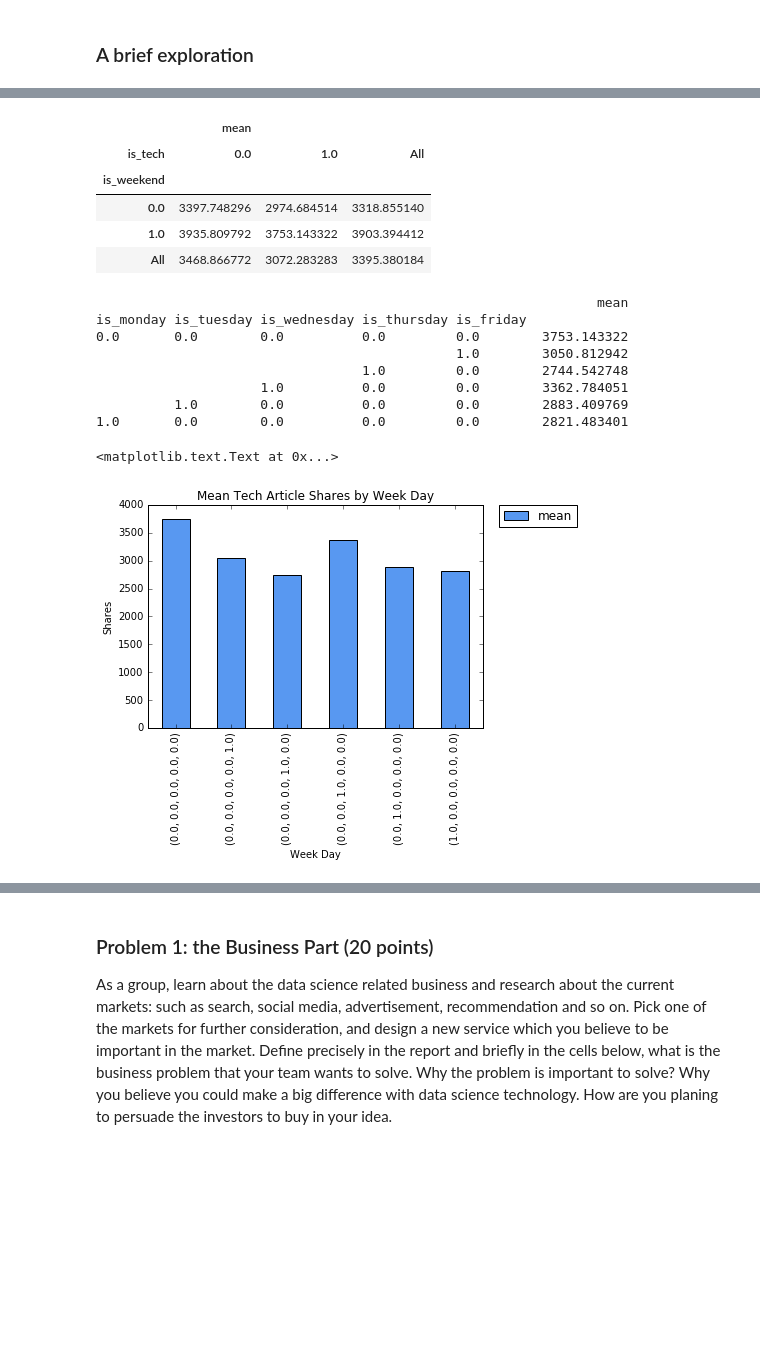
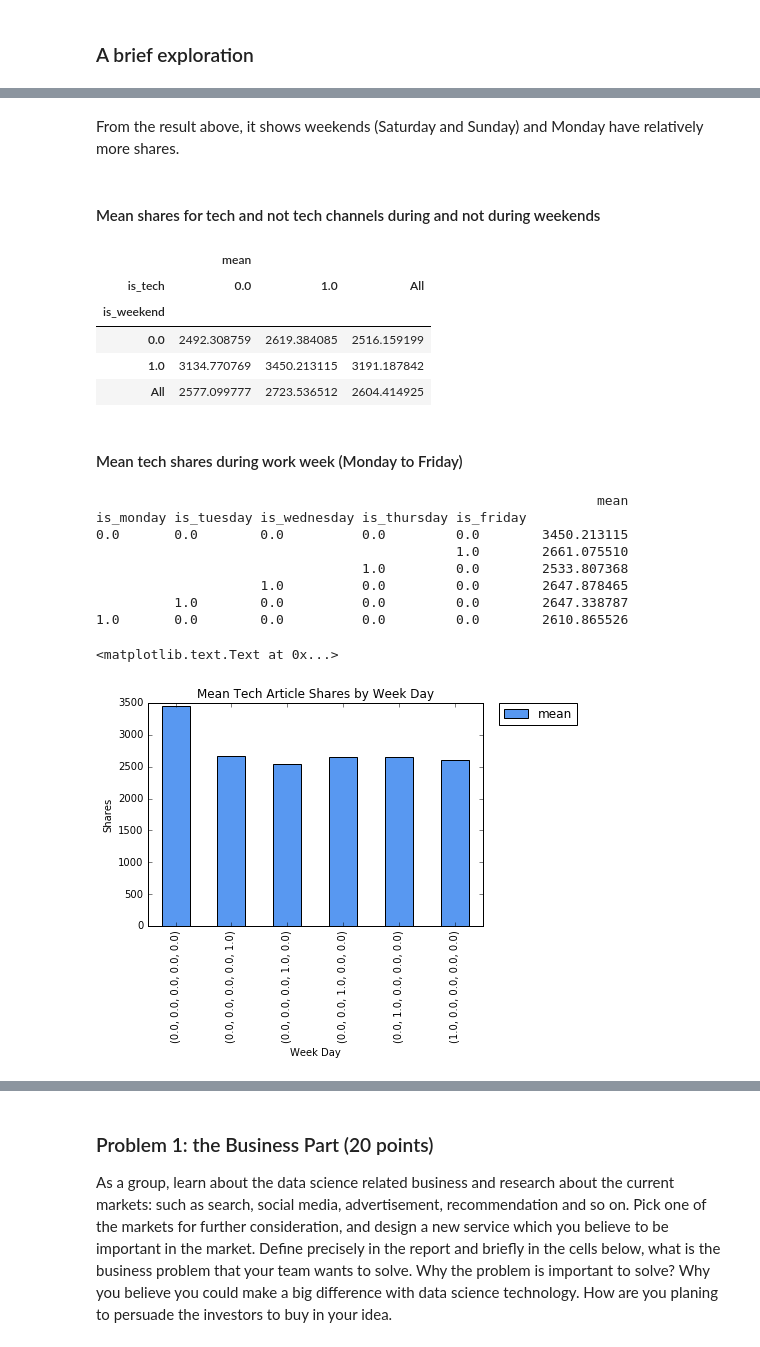
Before and after one commit to awkweb/DS501, a Jupyter notebook: 4/CaseStudy4.ipynb, the cells around one changed output, grey strips where cells are left out. Saved outputs shown, nothing was run; the diff lists cells and outputs as text; code cells hidden in the pictures; blank space fills up the shorter version.

```diff
--- a/4/CaseStudy4.ipynb
+++ b/4/CaseStudy4.ipynb
@@ -54,6 +54,14 @@ https://video.wpi.edu/Watch/q2A6Dbg3
 import pandas as pd
 import numpy as np
 import matplotlib.pyplot as plt
+
+csv_path = 'data/OnlineNewsPopularity.csv'
+hdf_path = 'data/online_news_popularity.h5'
+
+blue = '#5898f1'
+green = '#00b27f'
+yellow = '#FEC04C'
+red = '#fa5744'
 # %% [markdown]
 ### Save .csv file into Pandas Data Frame & HDF5 (Hierarchical Data Format)
 # %%
@@ -117,0 +98,23 @@ list(data_frame.columns.values) # Easy-to-read output
+# %%
+# Read .h5 file into data frame
+data_frame = pd.read_hdf(hdf_path)
+
+data_frame.drop('LDA_00', axis=1, inplace=True)
+data_frame.drop('LDA_01', axis=1, inplace=True)
+data_frame.drop('LDA_02', axis=1, inplace=True)
+data_frame.drop('LDA_03', axis=1, inplace=True)
+data_frame.drop('LDA_04', axis=1, inplace=True)
+data_frame.drop('kw_min_min', axis=1, inplace=True)
+data_frame.drop('kw_max_min', axis=1, inplace=True)
+data_frame.drop('kw_avg_min', axis=1, inplace=True)
+data_frame.drop('kw_min_max', axis=1, inplace=True)
+data_frame.drop('kw_max_max', axis=1, inplace=True)
+data_frame.drop('kw_avg_max', axis=1, inplace=True)
+data_frame.drop('kw_min_avg', axis=1, inplace=True)
+data_frame.drop('kw_max_avg', axis=1, inplace=True)
+data_frame.drop('kw_avg_avg', axis=1, inplace=True)
+data_frame.drop('n_non_stop_words', axis=1, inplace=True)
+data_frame.drop('url', axis=1, inplace=True)
+
+# Data frame column headers
+list(data_frame)
@@ -132,0 +166,4 @@ data_frame[['shares','n_tokens_title']].describe()
+# %%
+# keep points that are within +2 to -2 standard deviations in column 'Data'.
+df = data_frame[data_frame.shares-data_frame.shares.mean()<=(2*data_frame.shares.std())]
+df.shape
@@ -133,31 +261,38 @@ data_frame[['shares','n_tokens_title']].describe()
+# %% [markdown]
+From the result above, it shows weekends (Saturday and Sunday) and Monday have relatively more shares.
+# %% [markdown]
+#### Mean shares for tech and not tech channels during and not during weekends
 # %%
-# Mean shares for tech and not tech channels during and not during weekends
-data_frame.pivot_table('shares', index=['is_weekend'], columns=['is_tech'], aggfunc=[np.mean], margins=True)
+df.pivot_table('shares', index=['is_weekend'], columns=['is_tech'], aggfunc=[np.mean], margins=True)
 # %% [output]
 |  | mean |  |  |
 | is_tech | 0.0 | 1.0 | All |
 | is_weekend |  |  |  |
-| 0.0 | 3397.748296 | 2974.684514 | 3318.855140 |
-| 1.0 | 3935.809792 | 3753.143322 | 3903.394412 |
-| All | 3468.866772 | 3072.283283 | 3395.380184 |
+| 0.0 | 2492.308759 | 2619.384085 | 2516.159199 |
+| 1.0 | 3134.770769 | 3450.213115 | 3191.187842 |
+| All | 2577.099777 | 2723.536512 | 2604.414925 |
+# %% [markdown]
+#### Mean tech shares during work week (Monday to Friday)
 # %%
-tech_articles = data_frame.ix[data_frame['is_tech'] == 1]
-tech_articles = tech_articles.pivot_table('shares', index=['is_monday', 'is_tuesday', 'is_wednesday', 'is_thursday', 'is_friday'], aggfunc=[np.mean])
+tech_articles = df.ix[data_frame['is_tech'] == 1]
+tech_articles = tech_articles.pivot_table('shares', index=[
+        'is_monday', 'is_tuesday', 'is_wednesday', 'is_thursday', 'is_friday'
+    ], aggfunc=[np.mean])
 print tech_articles
 
-tech_shares.plot(kind='bar', color=['#5898f1'])
+tech_articles.plot(kind='bar', color=blue)
 plt.legend(bbox_to_anchor=(1.05, 1), loc=2, borderaxespad=0.)
 plt.title('Mean Tech Article Shares by Week Day')
 plt.xlabel('Week Day')
 plt.ylabel('Shares')
 # %% [output]
                                                                 mean
 is_monday is_tuesday is_wednesday is_thursday is_friday
-0.0       0.0        0.0          0.0         0.0        3753.143322
-                                              1.0        3050.812942
-                                  1.0         0.0        2744.542748
-                     1.0          0.0         0.0        3362.784051
-          1.0        0.0          0.0         0.0        2883.409769
-1.0       0.0        0.0          0.0         0.0        2821.483401
+0.0       0.0        0.0          0.0         0.0        3450.213115
+                                              1.0        2661.075510
+                                  1.0         0.0        2533.807368
+                     1.0          0.0         0.0        2647.878465
+          1.0        0.0          0.0         0.0        2647.338787
+1.0       0.0        0.0          0.0         0.0        2610.865526
 <matplotlib.text.Text at 0x...>
-[figure, old version]
+[figure, new version]
```
Also changed, not shown: parts of 67 cells of this notebook, 3 other files.
